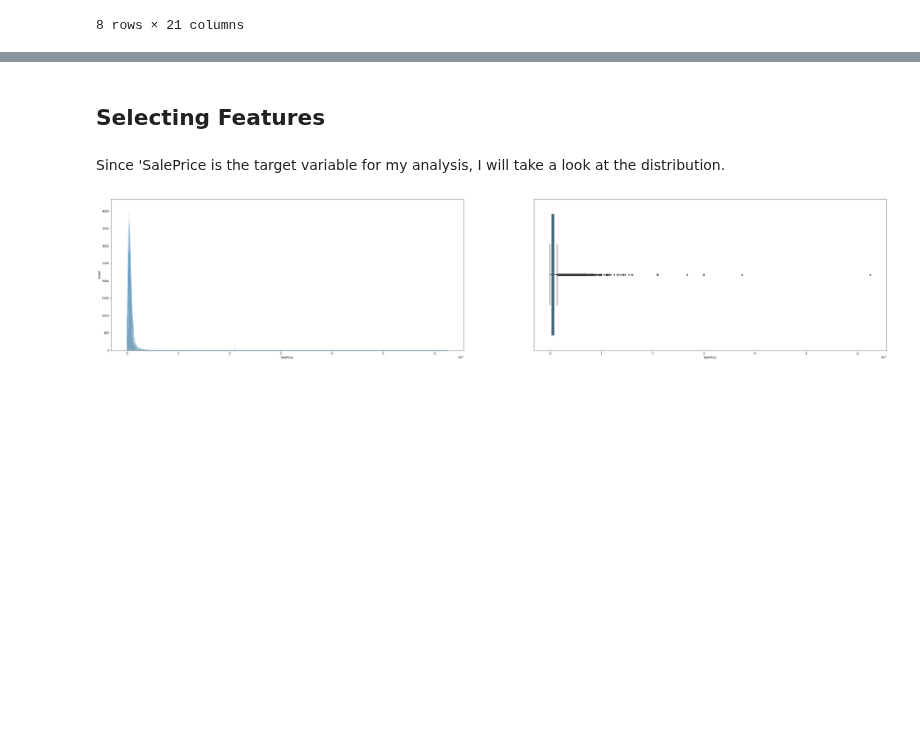
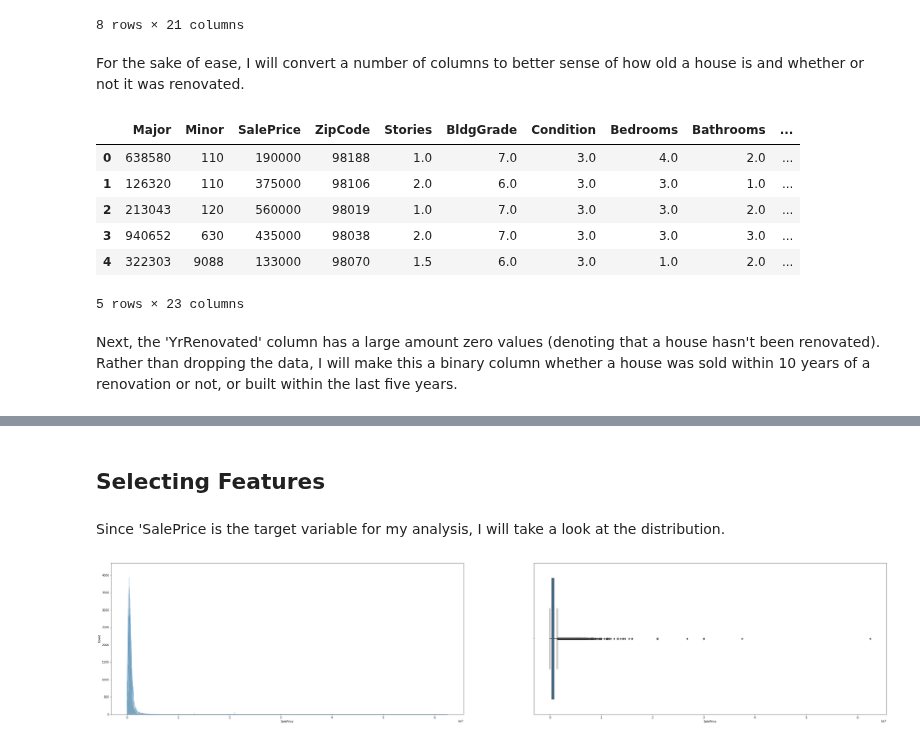
Before and after one commit to samtuleen/King-County-Home-Price-Predictors, a Jupyter notebook: notebooks/exploratory/Feature-Engineering.ipynb, the cells around one changed output, grey strips where cells are left out. Drawn from its saved outputs; the diff is of its cells as text; code cells hidden in the pictures; blank space fills up the shorter version.

```diff
--- a/notebooks/exploratory/Feature-Engineering.ipynb
+++ b/notebooks/exploratory/Feature-Engineering.ipynb
@@ -51,3 +60,23 @@ data.describe()
 | 75% | 722921.000000 | 1017.000000 | 8.000000e+05 | 9.811800e+04 | 2.000000 | 8.000000 | 4.000000 | 4.000000 | 3.000000 | ... |
 | max | 990600.000000 | 9689.000000 | 6.250000e+07 | 9.811820e+08 | 4.000000 | 13.000000 | 5.000000 | 15.000000 | 16.000000 | ... |
 8 rows × 21 columns
+# %% [markdown]
+For the sake of ease, I will convert a number of columns to better sense of how old a house is and whether or not it was renovated.
+# %%
+#Convert date column to 2 separate columns for month and year
+date = data['DocumentDate'].str.split('/', expand=True)
+data['MonthSold'] = date[0].astype('float64')
+data['YrSold'] = date[2].astype('float64')
+
+#Drop original date column
+data.drop(columns=['DocumentDate'], axis=1, inplace=True)
+# %%
+data.head()
+# %% [output]
+|  | Major | Minor | SalePrice | ZipCode | Stories | BldgGrade | Condition | Bedrooms | Bathrooms | ... |
+| 0 | 638580 | 110 | 190000 | 98188 | 1.0 | 7.0 | 3.0 | 4.0 | 2.0 | ... |
+| 1 | 126320 | 110 | 375000 | 98106 | 2.0 | 6.0 | 3.0 | 3.0 | 1.0 | ... |
+| 2 | 213043 | 120 | 560000 | 98019 | 1.0 | 7.0 | 3.0 | 3.0 | 2.0 | ... |
+| 3 | 940652 | 630 | 435000 | 98038 | 2.0 | 7.0 | 3.0 | 3.0 | 3.0 | ... |
+| 4 | 322303 | 9088 | 133000 | 98070 | 1.5 | 6.0 | 3.0 | 1.0 | 2.0 | ... |
+5 rows × 23 columns
@@ -53,0 +87,2 @@ data.describe()
+# %% [markdown]
+Next, the 'YrRenovated' column has a large amount zero values (denoting that a house hasn't been renovated). Rather than dropping the data, I will make this a binary column whether a house was sold within 10 years of a renovation or not, or built within the last five years.
```
Also changed, not shown: parts of 15 cells of this notebook, 1 other file.
